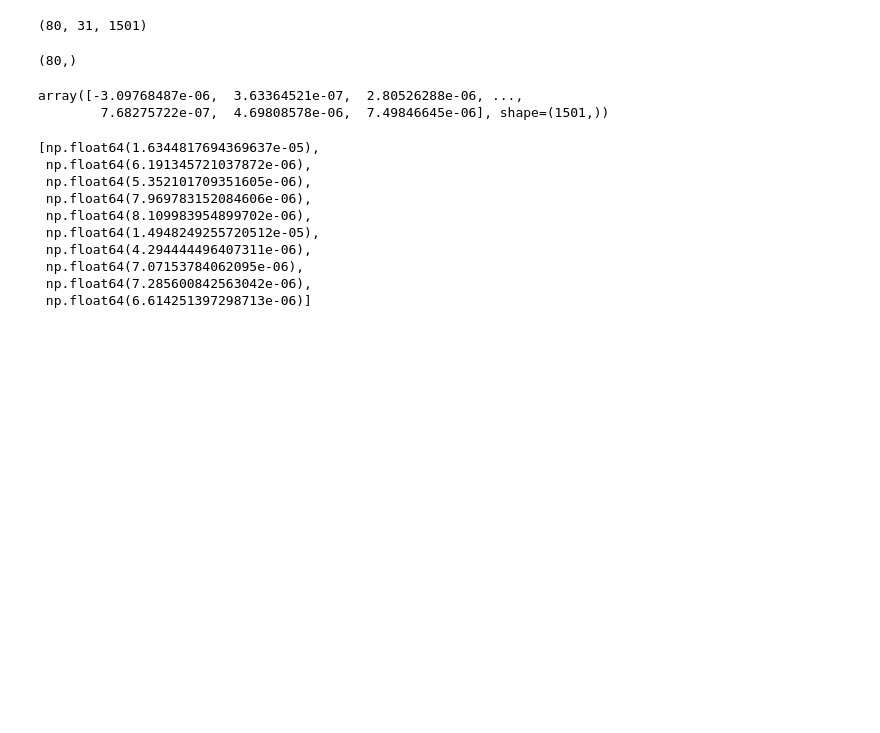
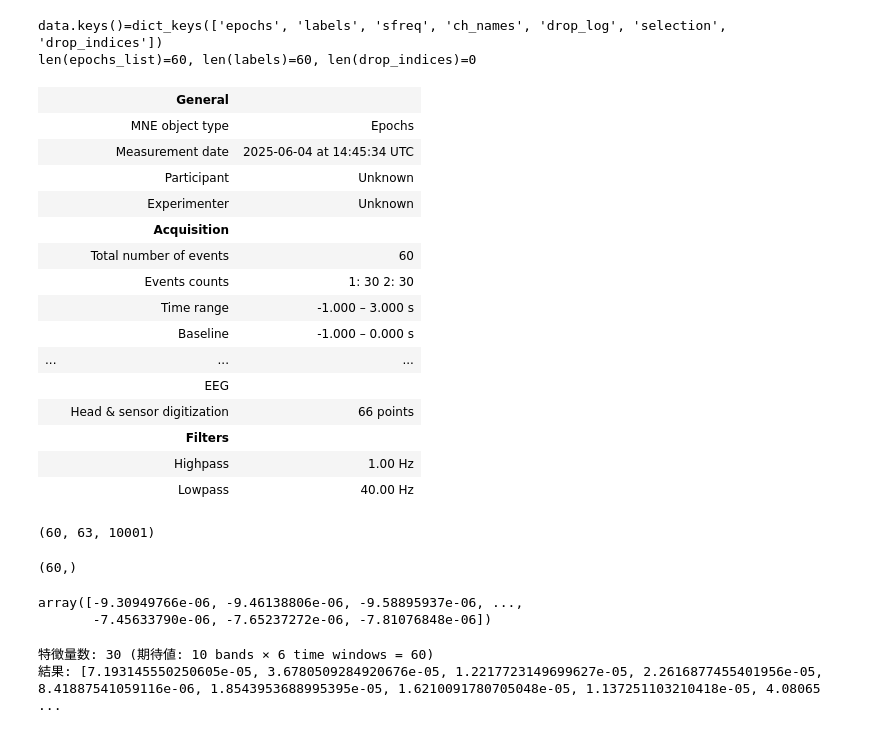
Before and after one commit to hiro2620/mi-analyze, a Jupyter notebook: src/svm.ipynb, the cells around one changed output. Saved outputs shown, nothing was run; the diff lists cells and outputs as text; code cells hidden in the pictures; blank space fills up the shorter version.

```diff
--- a/src/svm.ipynb
+++ b/src/svm.ipynb
@@ -14,23 +12,52 @@ data_file_path = "../data/20250512/processed/ishii_merged.pkl"
+# %%
+# data_file_path = "../data/20250512/processed/ishii_merged.pkl"
+# data_file_path = "../data/bcidatasetIV2a/processed/merged.pkl"
+data_file_path = "../data/20250604/processed/20250604_1_ishii_ica_epochs.pkl"
 # %%
 # pickleのEEGデータを読み込む
 with open(data_file_path, 'rb') as f:
     data = pickle.load(f)
 
-epochs_list = data['epochs_data']  # エポックデータ
+print(f"{data.keys()=}")  # データのキーを確認
+epochs_list = data['epochs']  # エポックデータ
 labels = data['labels']  # ラベル
-# drop_indices = data['drop_indices']  # 除外されたエポックのインデックス
-fs = 500
+drop_indices = data['drop_indices']  # 除外されたエポックのインデックス
+fs = 2500
+print(f"{len(epochs_list)=}, {len(labels)=}, {len(drop_indices)=}")
+# %% [output]
+data.keys()=dict_keys(['epochs', 'labels', 'sfreq', 'ch_names', 'drop_log', 'selection', 'drop_indices'])
+len(epochs_list)=60, len(labels)=60, len(drop_indices)=0
 # %%
 # labelsが9999のものを除外する
 valid_indices = np.where(labels != 9999)[0]
 epochs_list = epochs_list[valid_indices]
 labels = labels[valid_indices]
 # %%
-epochs_list.shape
+epochs_list
 # %% [output]
-(80, 31, 1501)
+|  | General |  |
+|  | MNE object type | Epochs |
+|  | Measurement date | 2025-06-04 at 14:45:34 UTC |
+|  | Participant | Unknown |
+|  | Experimenter | Unknown |
+|  | Acquisition |  |
+|  | Total number of events | 60 |
+|  | Events counts | 1: 30 2: 30 |
+|  | Time range | -1.000 – 3.000 s |
+|  | Baseline | -1.000 – 0.000 s |
+| ... | ... | ... |
+|  | EEG |  |
+|  | Head & sensor digitization | 66 points |
+|  | Filters |  |
+|  | Highpass | 1.00 Hz |
+|  | Lowpass | 40.00 Hz |
+# %%
+epochs_data = epochs_list.get_data()
+epochs_data.shape
+# %% [output]
+(60, 63, 10001)
 # %%
 labels.shape
 # %% [output]
-(80,)
+(60,)
 # %%
@@ -55,21 +100,16 @@ def calc_spectrum(data, band_count, fs):
 # %%
-e0 = epochs_list[0, :, :]
-e0c0 = epochs_list[0, 0, :]
+e0 = epochs_data[0, :, :]
+e0c0 = epochs_data[0, 0, :]
 e0c0
 # %% [output]
-array([-3.09768487e-06,  3.63364521e-07,  2.80526288e-06, ...,
-        7.68275722e-07,  4.69808578e-06,  7.49846645e-06], shape=(1501,))
+array([-9.30949766e-06, -9.46138806e-06, -9.58895937e-06, ...,
+       -7.45633790e-06, -7.65237272e-06, -7.81076848e-06])
-# %%
-calc_spectrum(e0c0, 10, fs)
-# %% [output]
-[np.float64(1.6344817694369637e-05),
- np.float64(6.191345721037872e-06),
- np.float64(5.352101709351605e-06),
- np.float64(7.969783152084606e-06),
- np.float64(8.109983954899702e-06),
- np.float64(1.4948249255720512e-05),
- np.float64(4.294444496407311e-06),
- np.float64(7.07153784062095e-06),
- np.float64(7.285600842563042e-06),
- np.float64(6.614251397298713e-06)]
+# %%
+# 時間枠6等分でのFFTテスト
+result = calc_spectrum(e0c0, 10, fs, 3)
+print(f"特徴量数: {len(result)} (期待値: 10 bands × 6 time windows = 60)")
+print(f"結果: {result[:12]}...")  # 最初の12個の値を表示
+# %% [output]
+特徴量数: 30 (期待値: 10 bands × 6 time windows = 60)
+結果: [7.193145550250605e-05, 3.6780509284920676e-05, 1.2217723149699627e-05, 2.2616877455401956e-05, 8.41887541059116e-06, 1.8543953688995395e-05, 1.6210091780705048e-05, 1.137251103210418e-05, 4.08065 ...
 # %%
```
Also changed, not shown: parts of 15 cells of this notebook, 51 other files.
